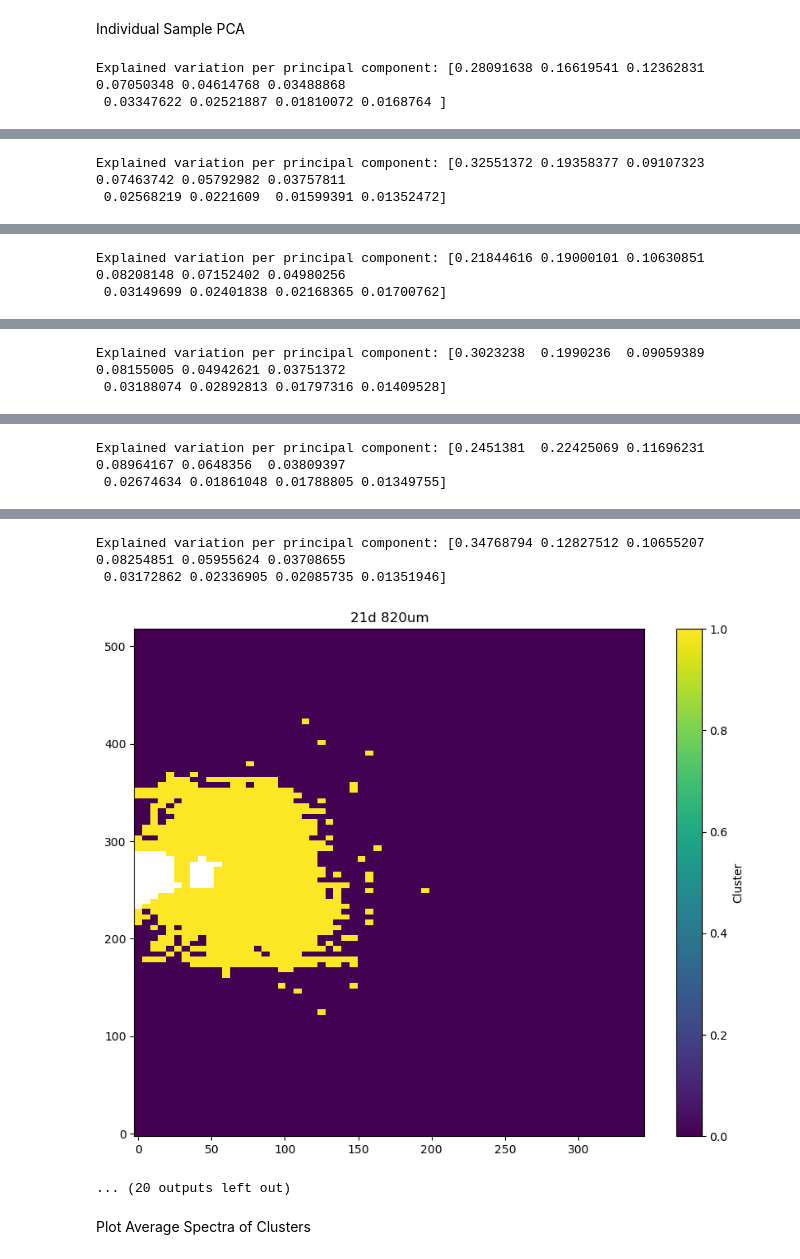
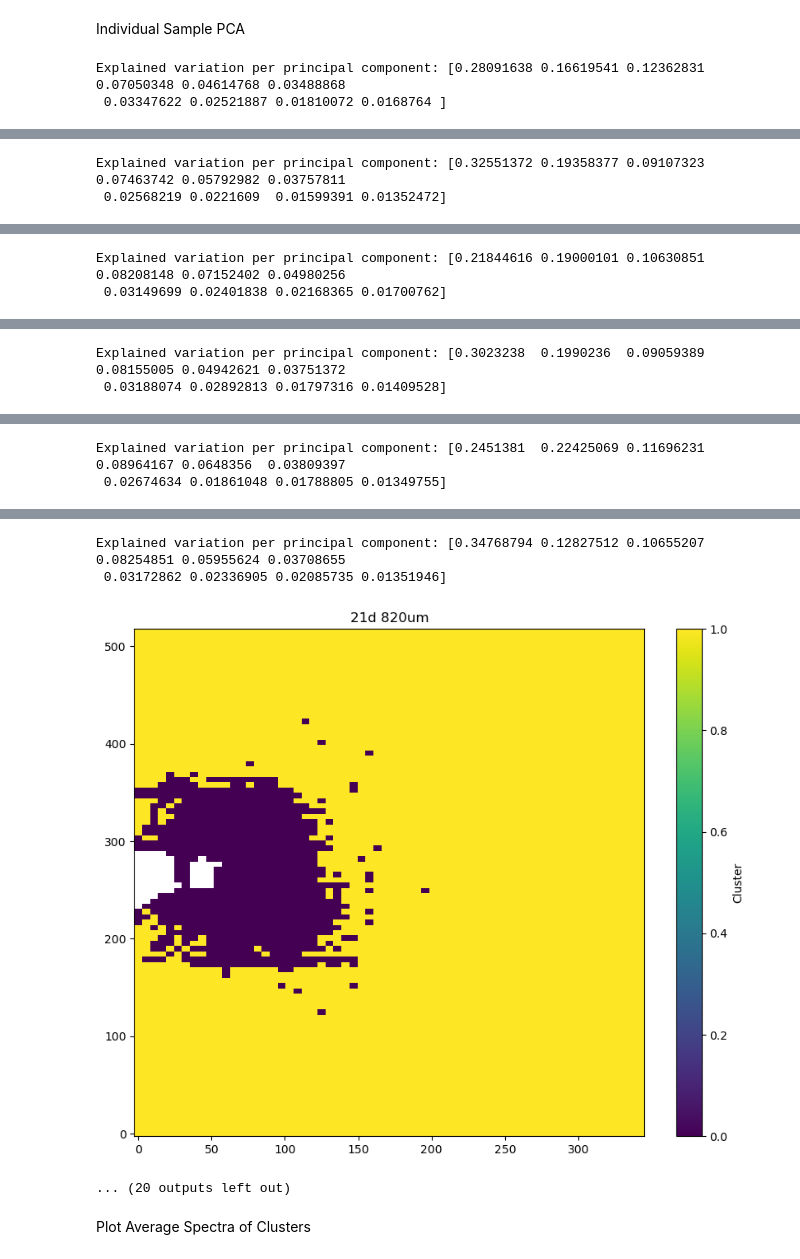
Before and after one commit to Zachery-Evans/DBSCAN_Feature_Extraction, a Jupyter notebook: PCA.ipynb, the cells around one changed output, grey strips where cells are left out. Cells and saved outputs as stored; diff of their text form; code cells hidden in the pictures.

Commit message:
Changing Cluster numbering so that it actually numbers based on the number of data points, and changing the file path to be more accurate to the script function

```diff
--- a/PCA.ipynb
+++ b/PCA.ipynb
@@ -49,7 +49,7 @@ def IR_PCA(input_data, PCs):
 # %% [markdown]
 Import and Format Data
 # %%
-if not os.path.exists("C:/Users/Zach/Documents/GitHub/DBScan Cleaning Data/notebook/training_data.csv"):
+if not os.path.exists("C:/Users/Zach/Documents/GitHub/Feature Extraction/KMeans_Feature_Extraction/training_data.csv"):
         filepath = 'C:/Users/Zach/Documents/GitHub/betaVAE_Training/training_data/'
 
         #file2 = 'SMP65 010 0-100d Hotspot Spectra 800um.csv'
@@ -130,7 +130,7 @@ if not os.path.exists("C:/Users/Zach/Documents/GitHub/DBScan Cleaning Data/noteb
 
 else:
         print("Training CSV File already exists.")
-        filepath = "C:/Users/Zach/Documents/GitHub/DBScan Cleaning Data/notebook/training_data.csv"
+        filepath = "C:/Users/Zach/Documents/GitHub/Feature Extraction/KMeans_Feature_Extraction/training_data.csv"
         training_df = pd.read_csv(filepath, low_memory=True)
 
         numlike = compile(r"^-?\d+(\.\d+)?$")
@@ -192,7 +192,8 @@ for key in keys:
     kmeans = KMeans(n_clusters=2, random_state=42).fit(PC_df.values)
     labels = kmeans.fit_predict(PC_df)
     # Arange the clusters by the consumption level, or the amount of data points the cluster contains
-    idx = np.argsort(kmeans.cluster_centers_.sum(axis=1))
+    cluster_sizes = np.bincount(labels)
+    idx = np.argsort(cluster_sizes)
     lut = np.zeros_like(idx)
     lut[idx] = np.arange(2)
 
@@ -222,15 +223,15 @@ Explained variation per principal component: [0.32551372 0.19358377 0.09107323 0
 Explained variation per principal component: [0.21844616 0.19000101 0.10630851 0.08208148 0.07152402 0.04980256
  0.03149699 0.02401838 0.02168365 0.01700762]
 [figure]
 Explained variation per principal component: [0.3023238  0.1990236  0.09059389 0.08155005 0.04942621 0.03751372
  0.03188074 0.02892813 0.01797316 0.01409528]
 [figure]
 Explained variation per principal component: [0.2451381  0.22425069 0.11696231 0.08964167 0.0648356  0.03809397
  0.02674634 0.01861048 0.01788805 0.01349755]
 [figure]
 Explained variation per principal component: [0.34768794 0.12827512 0.10655207 0.08254851 0.05955624 0.03708655
  0.03172862 0.02336905 0.02085735 0.01351946]
-[figure, old version]
+[figure, new version]
 ... (20 outputs left out)
 # %% [markdown]
 Plot Average Spectra of Clusters
```
Also changed, not shown: parts of 3 cells of this notebook.
